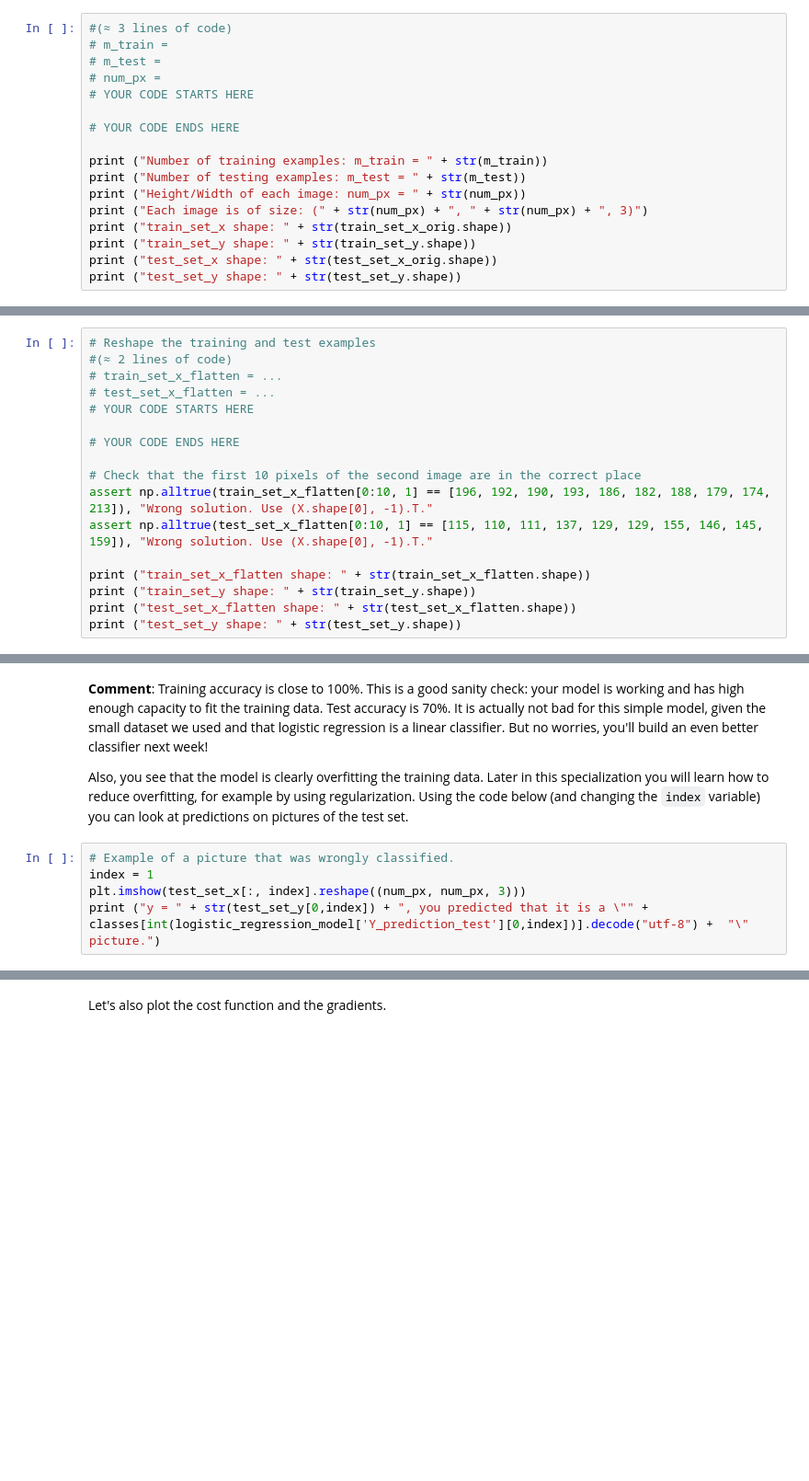
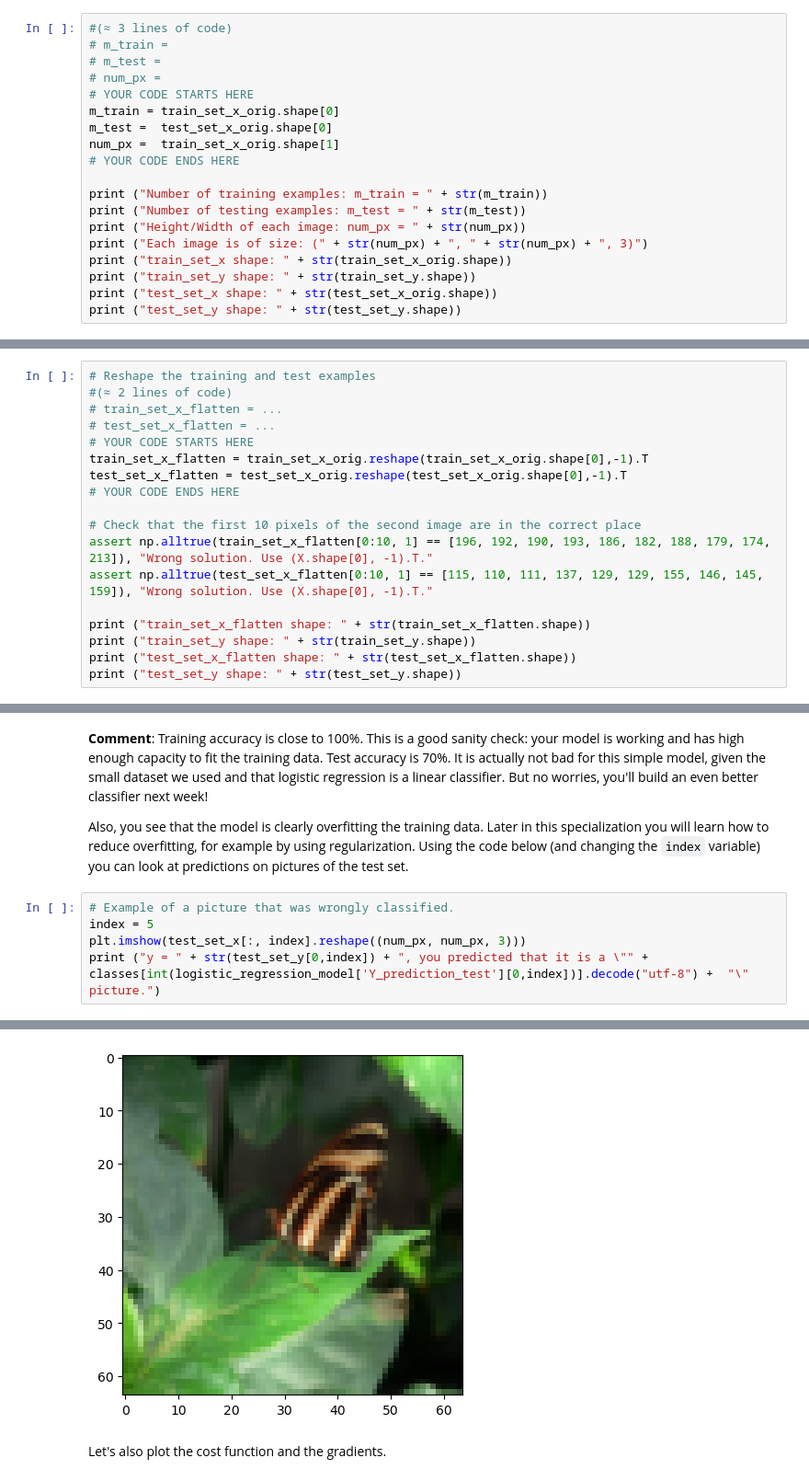
Before and after one commit to abdul-rahman-hassan/Deep_Learning_Specialization, a Jupyter notebook: C1/W2/Logistic Regression with a Neural Network Mindset/Logistic_Regression_with_a_Neural_Network_mindset.ipynb, the cells around one changed output, grey strips where cells are left out. Shown: that part at 92% size. Saved outputs shown, nothing was run; the diff lists cells and outputs as text; blank space fills up the shorter version.

```diff
--- a/C1/W2/Logistic Regression with a Neural Network Mindset/Logistic_Regression_with_a_Neural_Network_mindset.ipynb
+++ b/C1/W2/Logistic Regression with a Neural Network Mindset/Logistic_Regression_with_a_Neural_Network_mindset.ipynb
@@ -111,7 +114,9 @@ Remember that `train_set_x_orig` is a numpy-array of shape (m_train, num_px, num
 # m_test =
 # num_px =
 # YOUR CODE STARTS HERE
-
+m_train = train_set_x_orig.shape[0]
+m_test =  test_set_x_orig.shape[0]
+num_px =  train_set_x_orig.shape[1]
 # YOUR CODE ENDS HERE
 
 print ("Number of training examples: m_train = " + str(m_train))
@@ -158,7 +172,8 @@ X_flatten = X.reshape(X.shape[0], -1).T      # X.T is the transpose of X
 # train_set_x_flatten = ...
 # test_set_x_flatten = ...
 # YOUR CODE STARTS HERE
-
+train_set_x_flatten = train_set_x_orig.reshape(train_set_x_orig.shape[0],-1).T
+test_set_x_flatten = test_set_x_orig.reshape(test_set_x_orig.shape[0],-1).T
 # YOUR CODE ENDS HERE
 
 # Check that the first 10 pixels of the second image are in the correct place
@@ -682,6 +728,7 @@ Cost after iteration 1900: 0.140872
 Also, you see that the model is clearly overfitting the training data. Later in this specialization you will learn how to reduce overfitting, for example by using regularization. Using the code below (and changing the `index` variable) you can look at predictions on pictures of the test set.
 # %%
 # Example of a picture that was wrongly classified.
-index = 1
+index = 5
 plt.imshow(test_set_x[:, index].reshape((num_px, num_px, 3)))
 print ("y = " + str(test_set_y[0,index]) + ", you predicted that it is a \"" + classes[int(logistic_regression_model['Y_prediction_test'][0,index])].decode("utf-8") +  "\" picture.")
+# %% [output]
@@ -688,3 +736,4 @@ print ("y = " + str(test_set_y[0,index]) + ", you predicted that it is a \"" + c
+[figure, added]
 # %% [markdown]
 Let's also plot the cost function and the gradients.
 # %%
```
Also changed, not shown: parts of 21 cells of this notebook.
